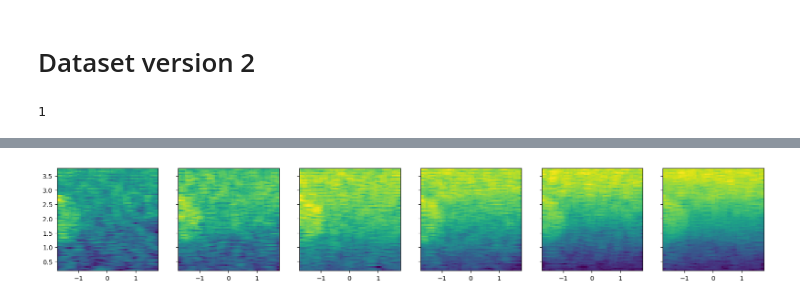
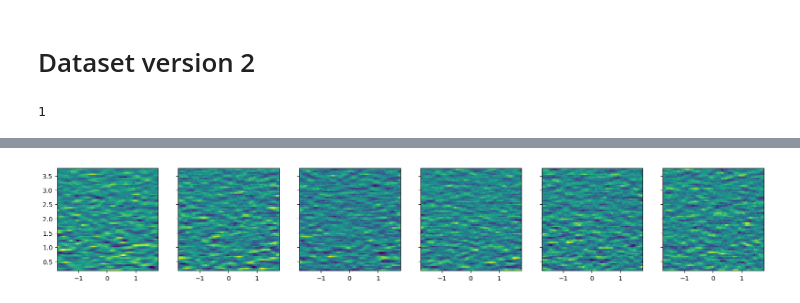
Before and after one commit to SebastianMerino/DL-Attenuation, a Jupyter notebook: testing/exploring_training.ipynb, the cells around one changed output, grey strips where cells are left out. Saved outputs shown, nothing was run; the diff lists cells and outputs as text; code cells hidden in the pictures.

```diff
--- a/testing/exploring_training.ipynb
+++ b/testing/exploring_training.ipynb
@@ -148,6 +146,7 @@ plt.show()
 # Dataset version 2
 # %%
 from scipy.io import loadmat
+from torchvision import transforms
 
 class CustomDataset(Dataset):
     def __init__(self, data_folder, get_sld=True):
@@ -169,25 +168,27 @@ class CustomDataset(Dataset):
         else:
             x = loadmat(input_path)['spectrum']
 
+        x = np.moveaxis(x, [0, 1, 2], [1, 2, 0])
         y = np.expand_dims(loadmat(output_path)['acs'],axis=0)
 
-        # input_transforms = transforms.Compose([
-            # torch.Tensor,
-            # transforms.Normalize(0,1.5)
-        # ])
-        # output_transforms = transforms.Compose([
-            # torch.Tensor,
-            # transforms.Normalize(1,1)
-        # ])
-        # x = input_transforms(x)
-        # y = output_transforms(y)
+        input_transforms = transforms.Compose([
+            torch.Tensor,
+            transforms.Normalize(0.354,1.079)
+        ])
+        output_transforms = transforms.Compose([
+            torch.Tensor,
+            # transforms.Normalize(0.993,0.119)
+            transforms.Normalize(1,0.1)
+        ])
+        x = input_transforms(x)
+        y = output_transforms(y)
 
         return x,y
 # %%
 from torch.utils.data import DataLoader
 
-dataset = CustomDataset(train_dir, get_sld=False)
-dataloader = DataLoader(dataset=dataset, batch_size=8, shuffle=True)
+dataset = CustomDataset(train_dir)
+dataloader = DataLoader(dataset=dataset, batch_size=24, shuffle=True)
 
 x, y = next(iter(dataloader))
 len(dataloader)
@@ -223,12 +202,11 @@ z_ACS = np.squeeze(mat_info['z_ACS'])
 extent_ACS = (x_ACS[0], x_ACS[-1], z_ACS[0], z_ACS[-1])
 # %%
 #extent_ACS = (-1.845, 1.845, 3.751, 0.128)
-iFreq = 0
 
 fig, ax = plt.subplots(nrows=1, ncols=6, sharex=True, sharey=True, figsize=(20, 5))
 for i in range(len(ax)):
-    channel_data = x[0, :, :, 10*i].squeeze().numpy()
+    channel_data = x[0, 10*i, :, :,].squeeze().numpy()
     ax[i].imshow(channel_data, extent=extent_ACS)
 plt.show()
 # %% [output]
-[figure, old version]
+[figure, new version]
```
Also changed, not shown: parts of 7 cells of this notebook, 1 other file.
